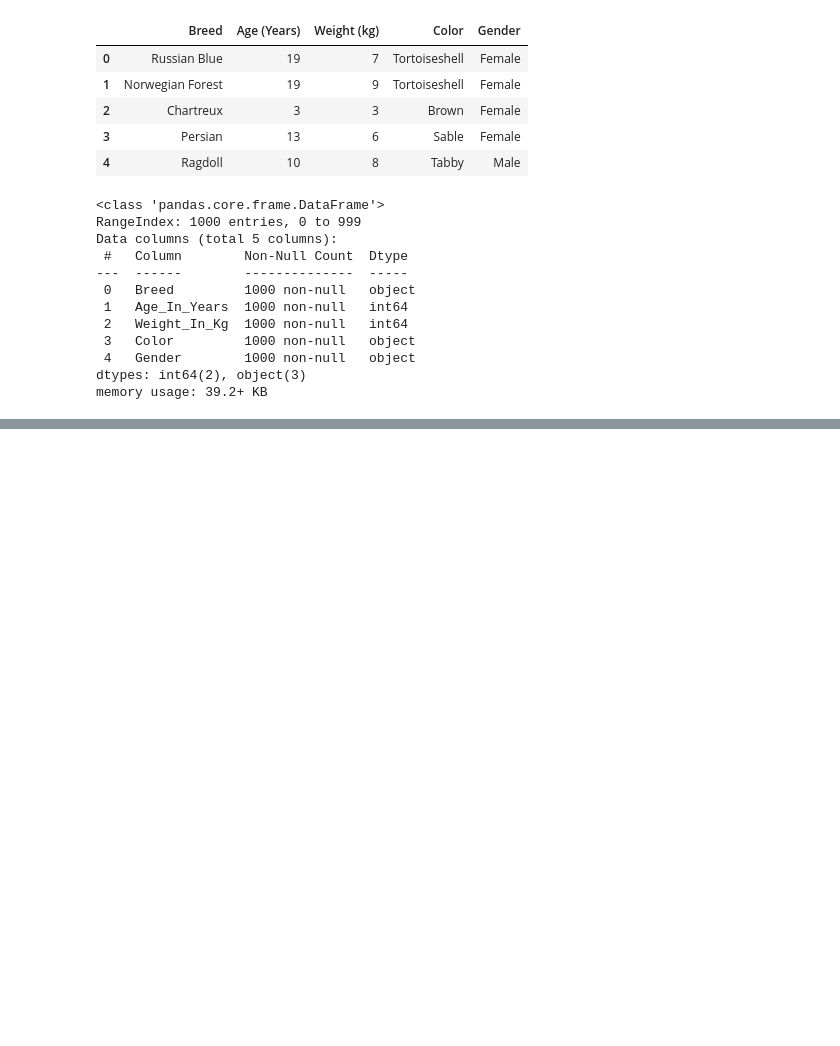
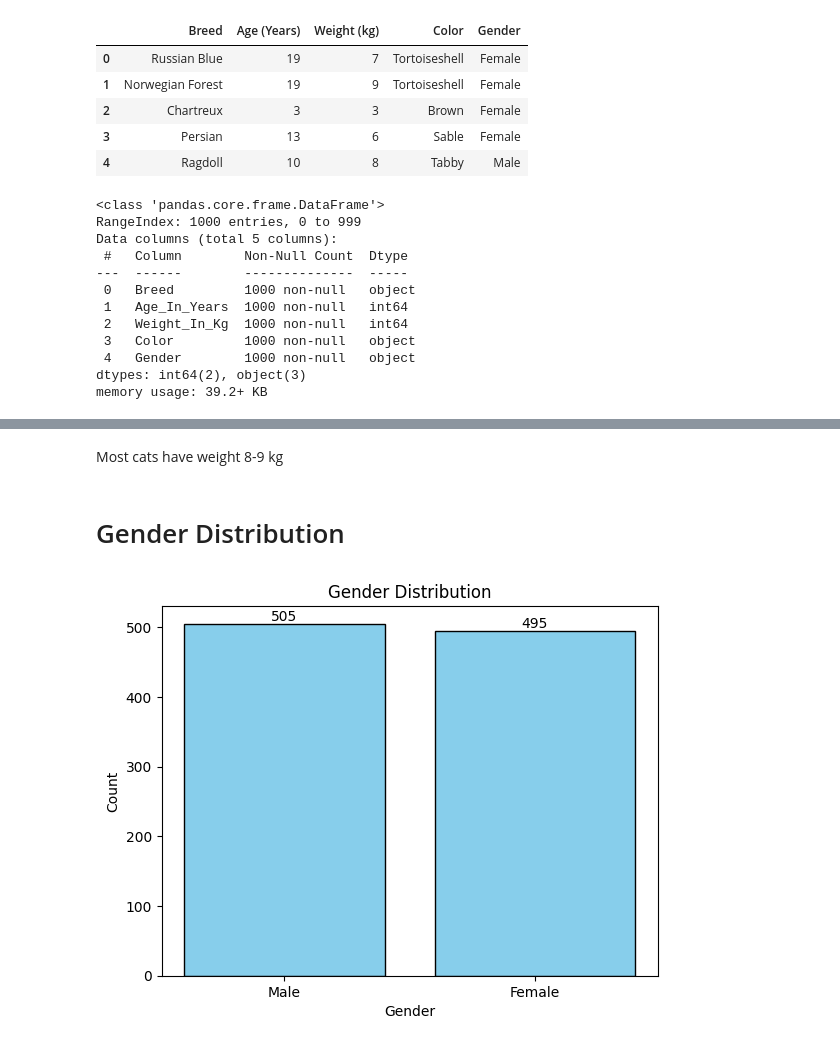
Before and after one commit to hasanenesguray/Data-Science-Projects, a Jupyter notebook: Data Analysis/Cats/Cats.ipynb, the cells around one changed output, grey strips where cells are left out. Saved outputs shown, nothing was run; the diff lists cells and outputs as text; code cells hidden in the pictures; blank space fills up the shorter version.

```diff
--- a/Data Analysis/Cats/Cats.ipynb
+++ b/Data Analysis/Cats/Cats.ipynb
@@ -45,0 +103,17 @@ memory usage: 39.2+ KB
+# %% [markdown]
+Most cats have weight 8-9 kg
+# %% [markdown]
+# Gender Distribution
+# %%
+Gender_counts = df['Gender'].value_counts()
+
+plt.title('Gender Distribution')
+plt.xlabel('Gender')
+plt.ylabel('Count')
+plt.bar(Gender_counts.index, Gender_counts.values, color='skyblue', edgecolor='black')
+
+# Optionally, add counts on top of each bar
+for index, value in enumerate(Gender_counts.values):
+    plt.text(index, value + 0.2, str(value), ha='center', va='bottom')
+# %% [output]
+[figure, added]
```
Also changed, not shown: parts of 19 cells of this notebook.
